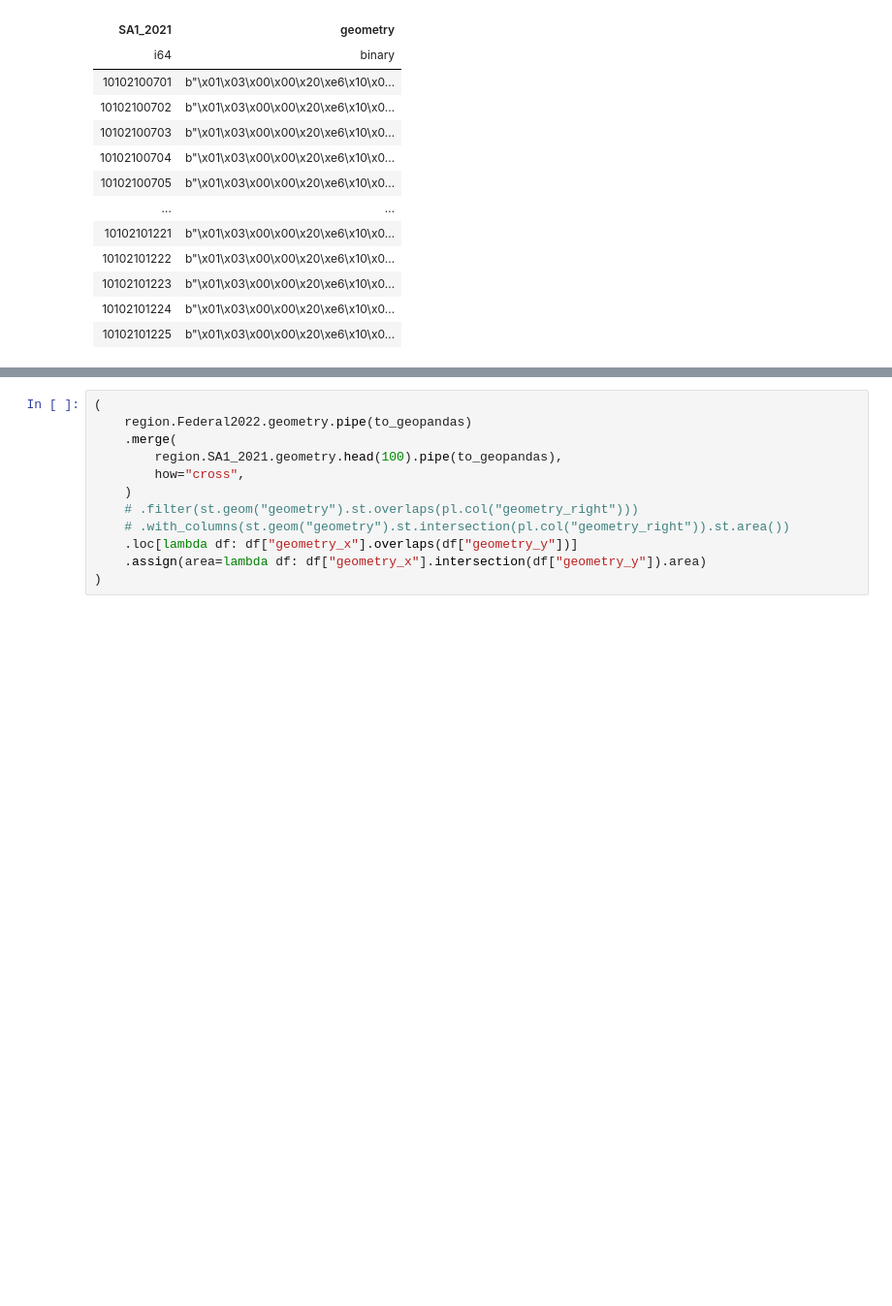
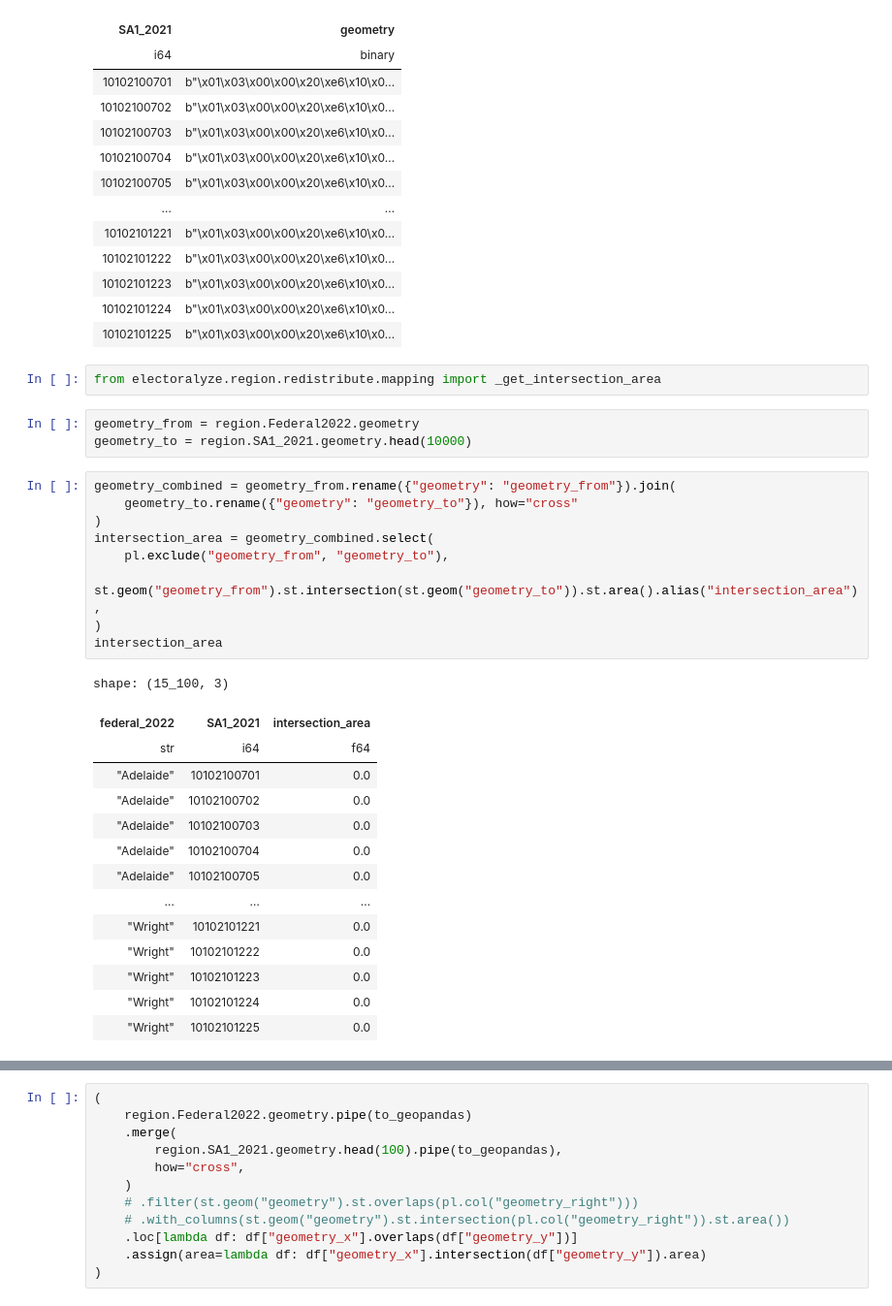
Before and after one commit to Andre-Medina/Electoralyze, a Jupyter notebook: experiments/02_geo_data/03.4_redistr_between_real_regions.ipynb, the cells around one changed output, grey strips where cells are left out. Shown: that part at 97% size. Saved outputs shown, nothing was run; the diff lists cells and outputs as text; blank space fills up the shorter version.

Commit message:
Speeding up intersection function

```diff
--- a/experiments/02_geo_data/03.4_redistr_between_real_regions.ipynb
+++ b/experiments/02_geo_data/03.4_redistr_between_real_regions.ipynb
@@ -68,3 +65,32 @@ shape: (100, 2)
 | 10102101223 | b"\x01\x03\x00\x00\x20\xe6\x10\x0... |
 | 10102101224 | b"\x01\x03\x00\x00\x20\xe6\x10\x0... |
 | 10102101225 | b"\x01\x03\x00\x00\x20\xe6\x10\x0... |
+# %%
+from electoralyze.region.redistribute.mapping import _get_intersection_area
+# %%
+geometry_from = region.Federal2022.geometry
+geometry_to = region.SA1_2021.geometry.head(10000)
+# %%
+geometry_combined = geometry_from.rename({"geometry": "geometry_from"}).join(
+    geometry_to.rename({"geometry": "geometry_to"}), how="cross"
+)
+intersection_area = geometry_combined.select(
+    pl.exclude("geometry_from", "geometry_to"),
+    st.geom("geometry_from").st.intersection(st.geom("geometry_to")).st.area().alias("intersection_area"),
+)
+intersection_area
+# %% [output]
+shape: (15_100, 3)
+| federal_2022 | SA1_2021 | intersection_area |
+| str | i64 | f64 |
+| "Adelaide" | 10102100701 | 0.0 |
+| "Adelaide" | 10102100702 | 0.0 |
+| "Adelaide" | 10102100703 | 0.0 |
+| "Adelaide" | 10102100704 | 0.0 |
+| "Adelaide" | 10102100705 | 0.0 |
+| … | … | … |
+| "Wright" | 10102101221 | 0.0 |
+| "Wright" | 10102101222 | 0.0 |
+| "Wright" | 10102101223 | 0.0 |
+| "Wright" | 10102101224 | 0.0 |
+| "Wright" | 10102101225 | 0.0 |
```
Also changed, not shown: parts of 9 cells of this notebook, 3 other files.
